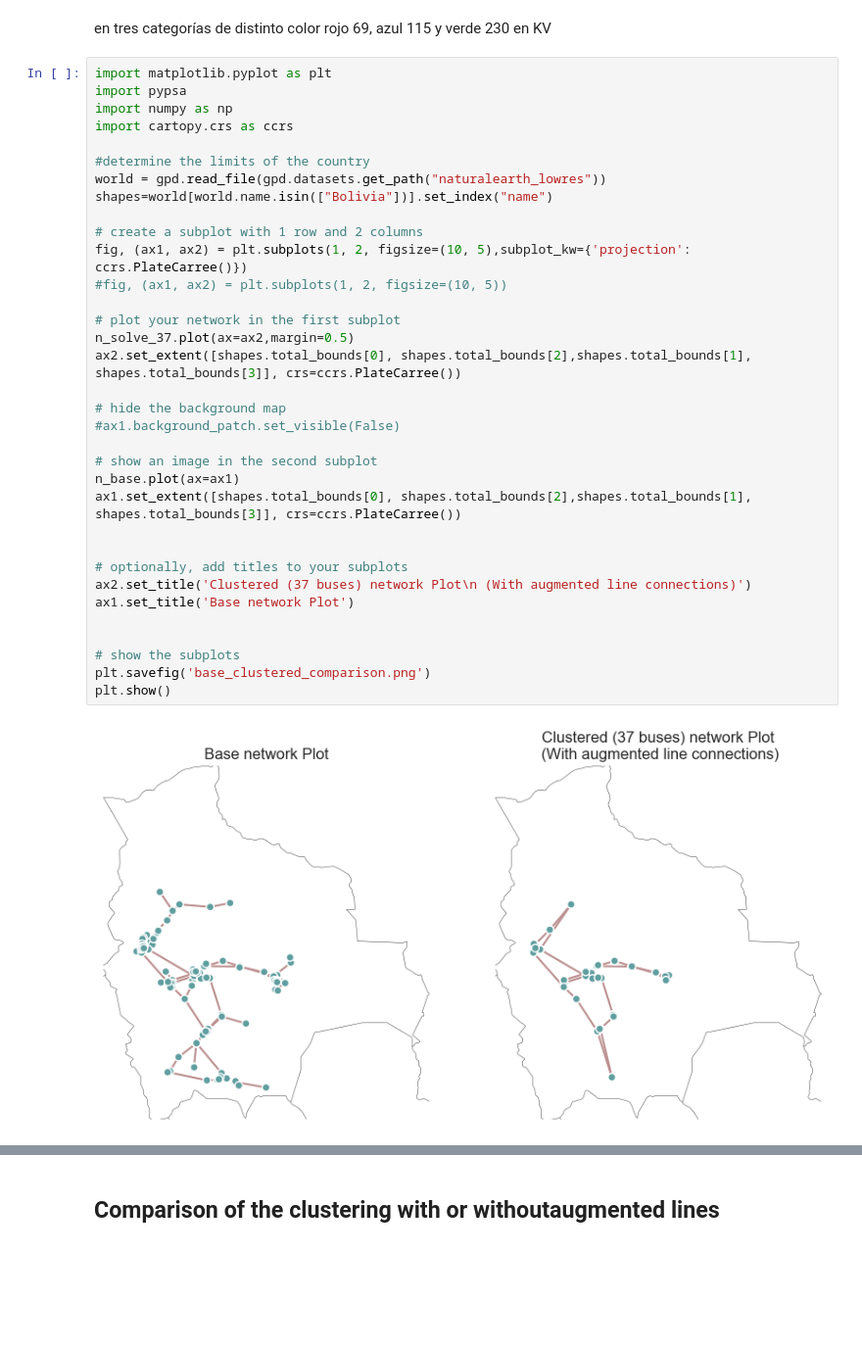
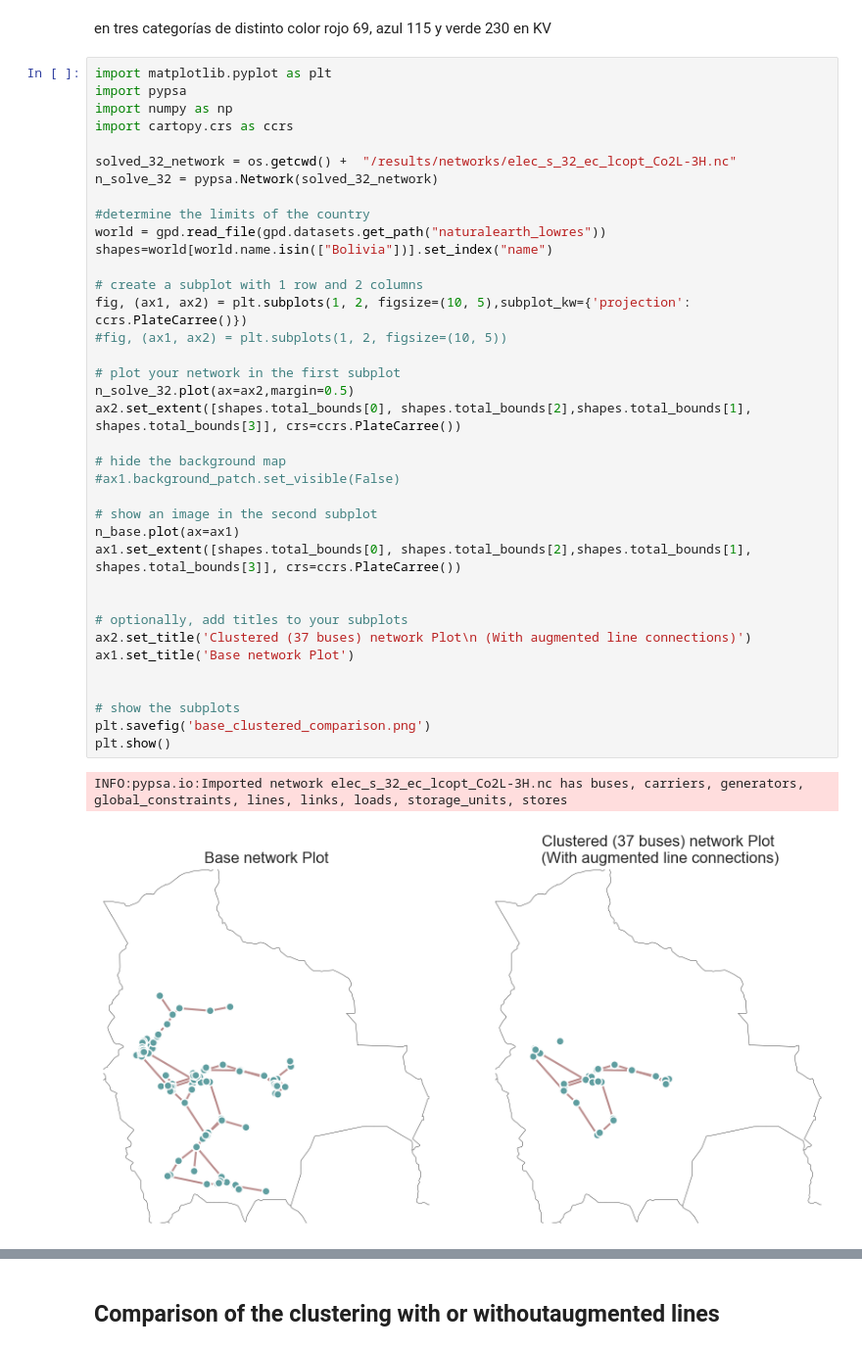
Before and after one commit to hannotteadele/pypsa-earth, a Jupyter notebook: FirstRun_BO/ADELE_clustering_comparison.ipynb, the cells around one changed output, grey strips where cells are left out. Shown at 98% size. Drawn from its saved outputs; the diff is of its cells as text; blank space fills up the shorter version.

Commit message:
Modification of cluster and simplify network scripts (old ones) in order to have a good 4 nodes representation

```diff
--- a/FirstRun_BO/ADELE_clustering_comparison.ipynb
+++ b/FirstRun_BO/ADELE_clustering_comparison.ipynb
@@ -152,37 +152,41 @@ import matplotlib.pyplot as plt
 import pypsa
 import numpy as np
 import cartopy.crs as ccrs
+
+solved_32_network = os.getcwd() +  "/results/networks/elec_s_32_ec_lcopt_Co2L-3H.nc"
+n_solve_32 = pypsa.Network(solved_32_network)
 
 #determine the limits of the country
 world = gpd.read_file(gpd.datasets.get_path("naturalearth_lowres"))
 shapes=world[world.name.isin(["Bolivia"])].set_index("name")
 
 # create a subplot with 1 row and 2 columns
 fig, (ax1, ax2) = plt.subplots(1, 2, figsize=(10, 5),subplot_kw={'projection': ccrs.PlateCarree()})
 #fig, (ax1, ax2) = plt.subplots(1, 2, figsize=(10, 5))
 
 # plot your network in the first subplot
-n_solve_37.plot(ax=ax2,margin=0.5)
+n_solve_32.plot(ax=ax2,margin=0.5)
 ax2.set_extent([shapes.total_bounds[0], shapes.total_bounds[2],shapes.total_bounds[1], shapes.total_bounds[3]], crs=ccrs.PlateCarree())
 
 # hide the background map
 #ax1.background_patch.set_visible(False)
 
 # show an image in the second subplot
 n_base.plot(ax=ax1)
 ax1.set_extent([shapes.total_bounds[0], shapes.total_bounds[2],shapes.total_bounds[1], shapes.total_bounds[3]], crs=ccrs.PlateCarree())
 
 
 # optionally, add titles to your subplots
 ax2.set_title('Clustered (37 buses) network Plot\n (With augmented line connections)')
 ax1.set_title('Base network Plot')
 
 
 # show the subplots
 plt.savefig('base_clustered_comparison.png')
 plt.show()
 # %% [output]
+INFO:pypsa.io:Imported network elec_s_32_ec_lcopt_Co2L-3H.nc has buses, carriers, generators, global_constraints, lines, links, loads, storage_units, stores
-[figure, old version]
+[figure, new version]
 # %%
 import matplotlib.pyplot as plt
 import pypsa
```
Also changed, not shown: parts of 21 cells of this notebook, 7 other files.
